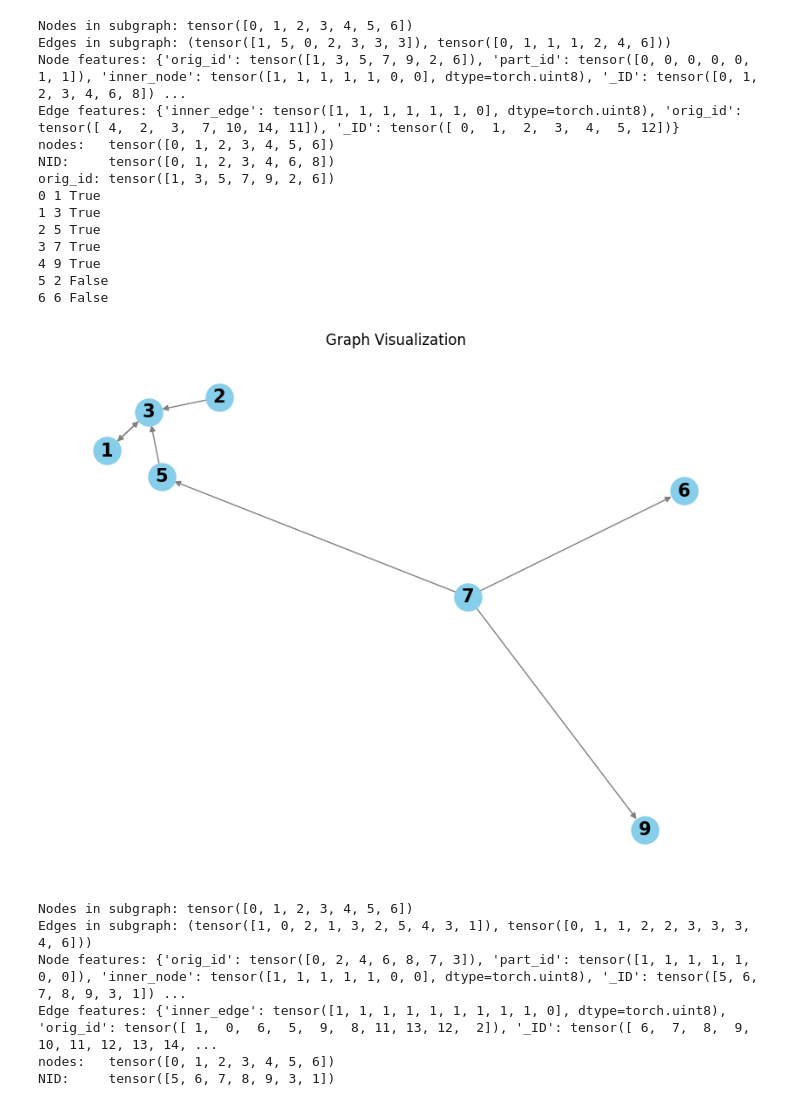
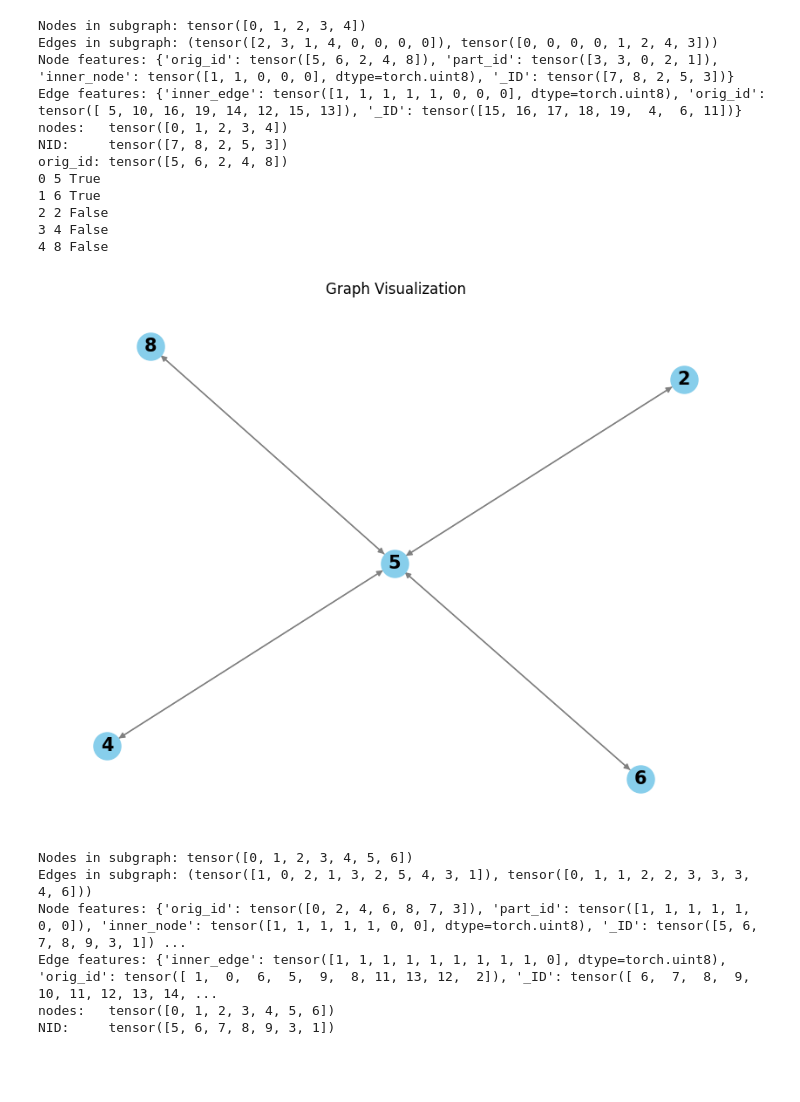
Before and after one commit to songxf1024/CaPGNN, a Jupyter notebook: test.ipynb, the cells around one changed output. Cells and saved outputs as stored; diff of their text form; code cells hidden in the pictures; blank space fills up the shorter version.

```diff
--- a/test.ipynb
+++ b/test.ipynb
@@ -92,29 +117,28 @@ There are 15 edges in the graph and 0 edge cuts for 2 partitions.
 # %%
 # 读取子图信息
-g1, nodes_feats1, efeats1, gpb1, graph_name1, node_type1, etype1 = dgl.distributed.load_partition('./test/test.json', 0)
+part_id = 3
+g1, nodes_feats1, efeats1, gpb1, graph_name1, node_type1, etype1 = dgl.distributed.load_partition('./test/test.json', part_id)
 
 print_subgraph_info(g1)
 print('nodes:  ', g1.nodes())
 print('NID:    ', g1.ndata[dgl.NID])
 print('orig_id:', g1.ndata['orig_id'])
-for n,o,p in zip(g1.nodes(), g1.ndata['orig_id'], (g1.ndata['part_id'] == 0)): print(n.item(),o.item(), p.item())
+for n,o,p in zip(g1.nodes(), g1.ndata['orig_id'], (g1.ndata['part_id'] == part_id)): print(n.item(),o.item(), p.item())
 plot_dgl_graph(g1)
 # %% [output]
-Nodes in subgraph: tensor([0, 1, 2, 3, 4, 5, 6])
-Edges in subgraph: (tensor([1, 5, 0, 2, 3, 3, 3]), tensor([0, 1, 1, 1, 2, 4, 6]))
-Node features: {'orig_id': tensor([1, 3, 5, 7, 9, 2, 6]), 'part_id': tensor([0, 0, 0, 0, 0, 1, 1]), 'inner_node': tensor([1, 1, 1, 1, 1, 0, 0], dtype=torch.uint8), '_ID': tensor([0, 1, 2, 3, 4, 6, 8]) ...
-Edge features: {'inner_edge': tensor([1, 1, 1, 1, 1, 1, 0], dtype=torch.uint8), 'orig_id': tensor([ 4,  2,  3,  7, 10, 14, 11]), '_ID': tensor([ 0,  1,  2,  3,  4,  5, 12])}
-nodes:   tensor([0, 1, 2, 3, 4, 5, 6])
-NID:     tensor([0, 1, 2, 3, 4, 6, 8])
-orig_id: tensor([1, 3, 5, 7, 9, 2, 6])
-0 1 True
-1 3 True
-2 5 True
-3 7 True
-4 9 True
-5 2 False
-6 6 False
+Nodes in subgraph: tensor([0, 1, 2, 3, 4])
+Edges in subgraph: (tensor([2, 3, 1, 4, 0, 0, 0, 0]), tensor([0, 0, 0, 0, 1, 2, 4, 3]))
+Node features: {'orig_id': tensor([5, 6, 2, 4, 8]), 'part_id': tensor([3, 3, 0, 2, 1]), 'inner_node': tensor([1, 1, 0, 0, 0], dtype=torch.uint8), '_ID': tensor([7, 8, 2, 5, 3])}
+Edge features: {'inner_edge': tensor([1, 1, 1, 1, 1, 0, 0, 0], dtype=torch.uint8), 'orig_id': tensor([ 5, 10, 16, 19, 14, 12, 15, 13]), '_ID': tensor([15, 16, 17, 18, 19,  4,  6, 11])}
+nodes:   tensor([0, 1, 2, 3, 4])
+NID:     tensor([7, 8, 2, 5, 3])
+orig_id: tensor([5, 6, 2, 4, 8])
+0 5 True
+1 6 True
+2 2 False
+3 4 False
+4 8 False
-[figure, old version]
+[figure, new version]
 # %%
 # 读取子图信息
 g2, nodes_feats2, efeats2, gpb2, graph_name2, node_type2, etype2 = dgl.distributed.load_partition('./test/test.json', 1)
```
Also changed, not shown: parts of 3 cells of this notebook, 14 other files.
